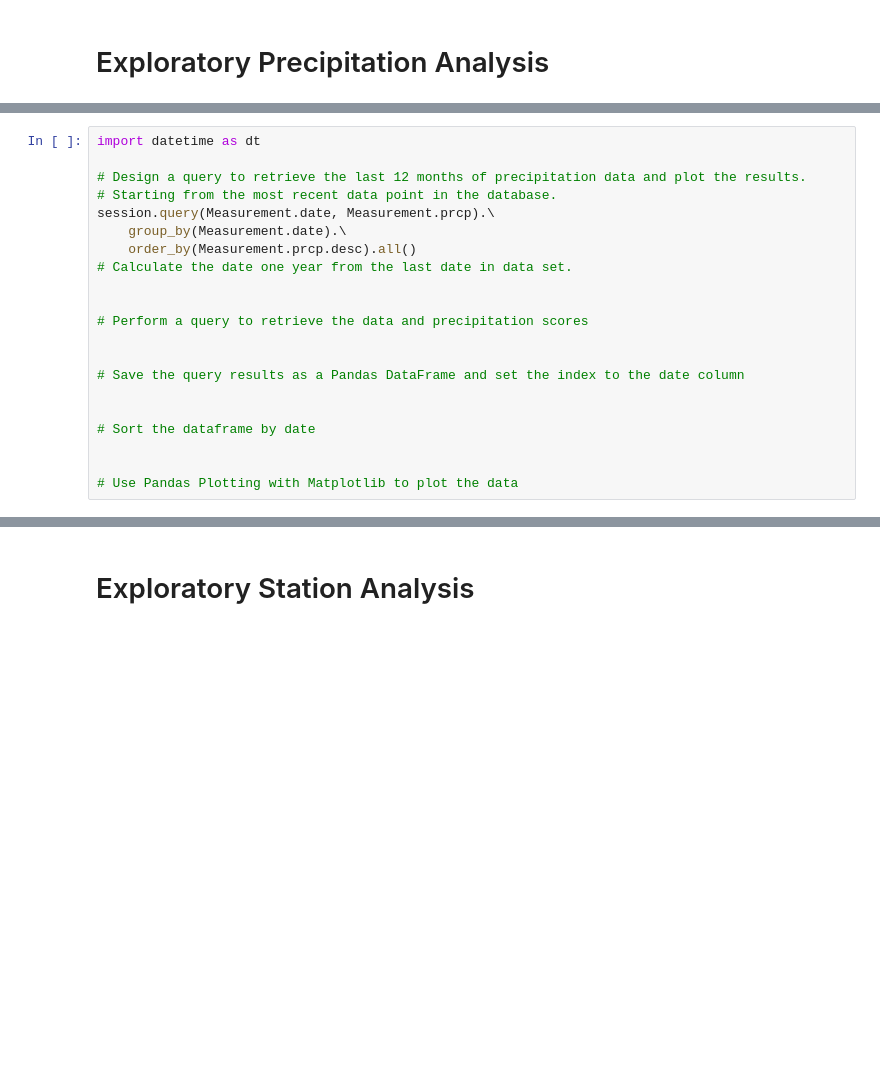
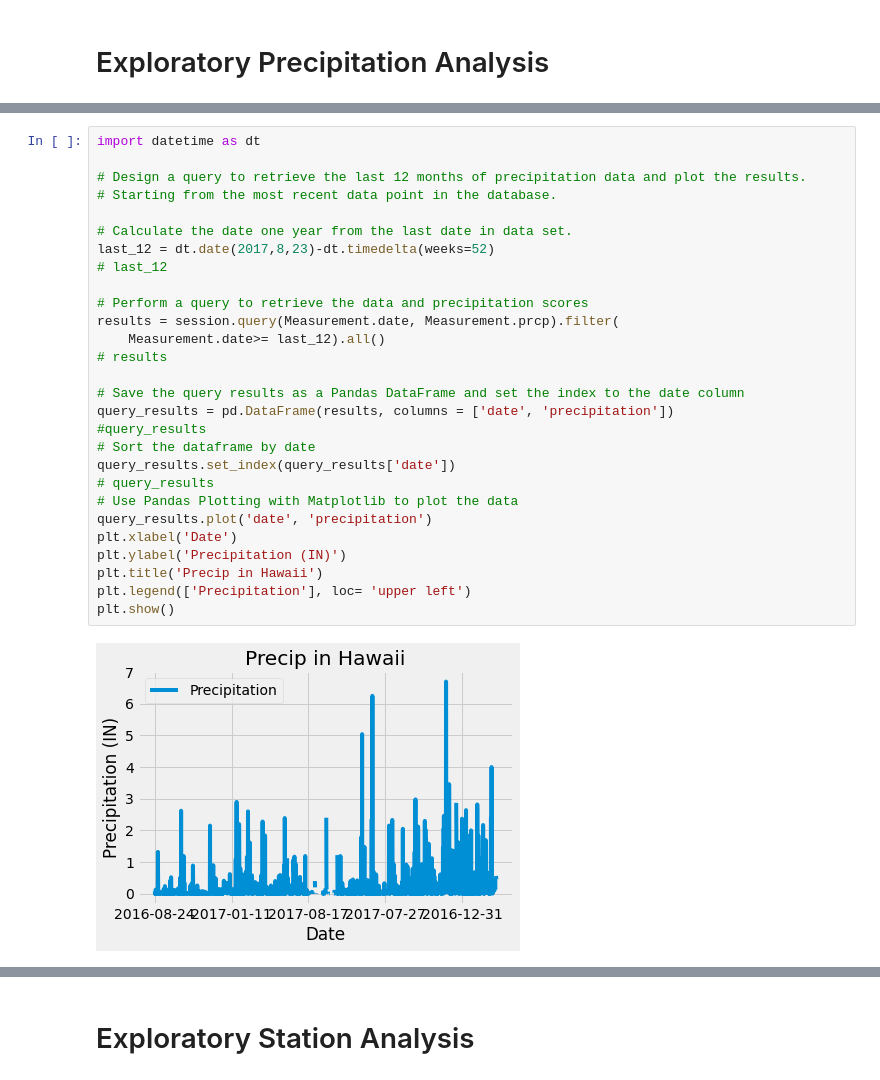
Before and after one commit to MITCHELLWYNE/sqlalchemy_challenge, a Jupyter notebook: surfsup/climate_starter.ipynb, the cells around one changed output, grey strips where cells are left out. Drawn from its saved outputs; the diff is of its cells as text; blank space fills up the shorter version.

```diff
--- a/surfsup/climate_starter.ipynb
+++ b/surfsup/climate_starter.ipynb
@@ -46,23 +47,32 @@ session.query(Measurement.date).\
 # %%
 import datetime as dt
 
 # Design a query to retrieve the last 12 months of precipitation data and plot the results.
 # Starting from the most recent data point in the database.
-session.query(Measurement.date, Measurement.prcp).\
-    group_by(Measurement.date).\
-    order_by(Measurement.prcp.desc).all()
+
 # Calculate the date one year from the last date in data set.
-
+last_12 = dt.date(2017,8,23)-dt.timedelta(weeks=52)
+# last_12
 
 # Perform a query to retrieve the data and precipitation scores
-
+results = session.query(Measurement.date, Measurement.prcp).filter(
+    Measurement.date>= last_12).all()
+# results
 
 # Save the query results as a Pandas DataFrame and set the index to the date column
-
-
+query_results = pd.DataFrame(results, columns = ['date', 'precipitation'])
+#query_results
 # Sort the dataframe by date
-
-
+query_results.set_index(query_results['date'])
+# query_results
 # Use Pandas Plotting with Matplotlib to plot the data
+query_results.plot('date', 'precipitation')
+plt.xlabel('Date')
+plt.ylabel('Precipitation (IN)')
+plt.title('Precip in Hawaii')
+plt.legend(['Precipitation'], loc= 'upper left')
+plt.show()
+# %% [output]
+[figure, added]
 # %%
 # Use Pandas to calcualte the summary statistics for the precipitation data
```
Also changed, not shown: parts of 7 cells of this notebook.
